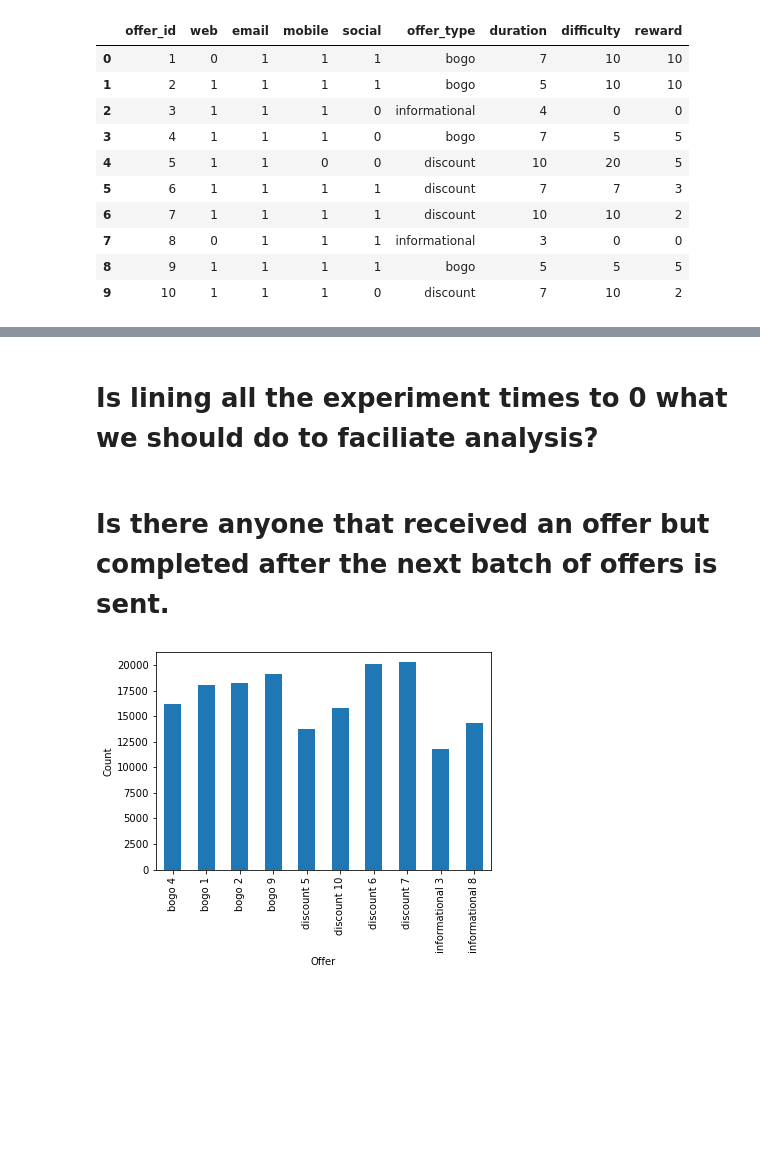
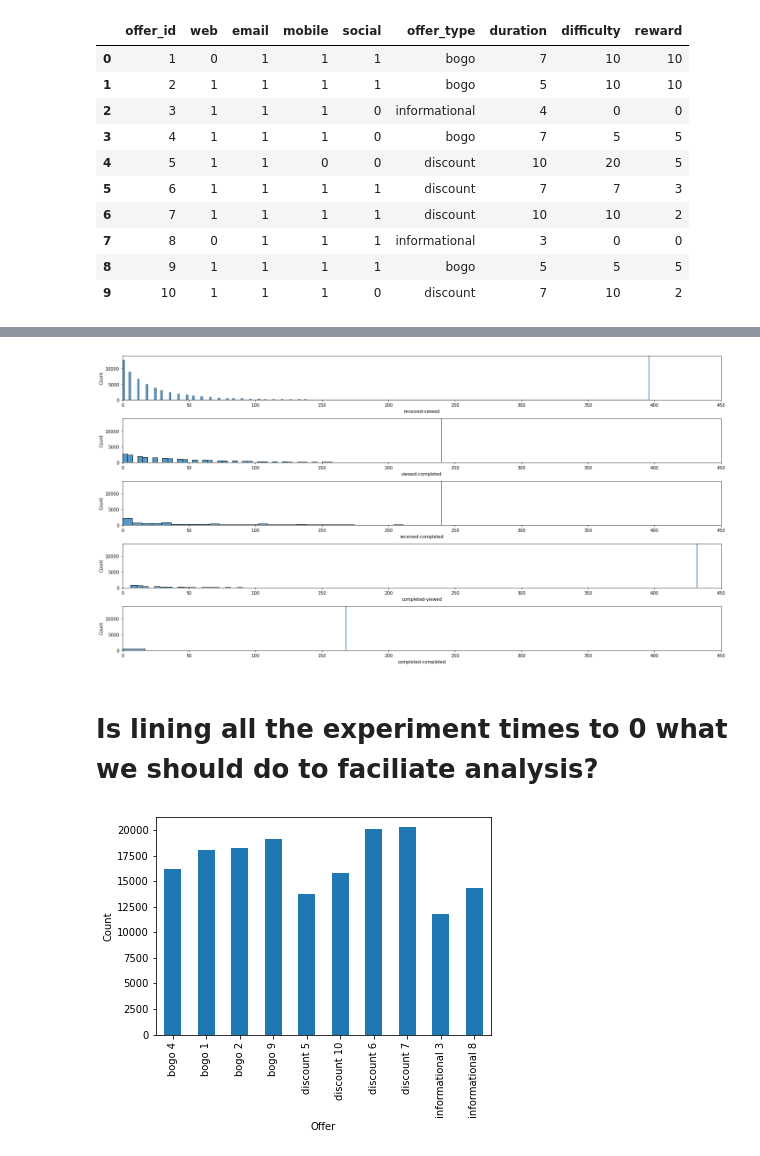
Before and after one commit to andrewKOwong/dsnd-starbucks, a Jupyter notebook: notebook-EDA.ipynb, the cells around one changed output, grey strips where cells are left out. Saved outputs shown, nothing was run; the diff lists cells and outputs as text; code cells hidden in the pictures; blank space fills up the shorter version.

```diff
--- a/notebook-EDA.ipynb
+++ b/notebook-EDA.ipynb
@@ -707,0 +956,14 @@ transcript.head()
+# %%
+fig, ax = plt.subplots(len(lags), 1, figsize=(20,10))
+xlims = (0, 450)
+ylims = (0, 14000)
+for i, key in enumerate(lags):
+    sns.histplot(data=lags[key], ax=ax[i])
+    ax[i].set_xlabel(key)
+    ax[i].set_xlim(xlims)
+    ax[i].set_ylim(ylims)
+    ax[i].axvline(lags[key].max())
+
+plt.tight_layout()
+# %% [output]
+[figure, added]
@@ -708,7 +978,5 @@ transcript.head()
 # %% [markdown]
 # Is lining all the experiment times to 0 what we should do to faciliate analysis?
-# %% [markdown]
-# Is there anyone that received an offer but completed after the next batch of offers is sent.
 # %%
 # Plot count of transactions by offer type and id
 _ = portfolio[['offer_id', 'offer_type']].merge(transcript.offer_id.value_counts(), left_on='offer_id', right_index=True)
```
Also changed, not shown: parts of 51 cells of this notebook.
